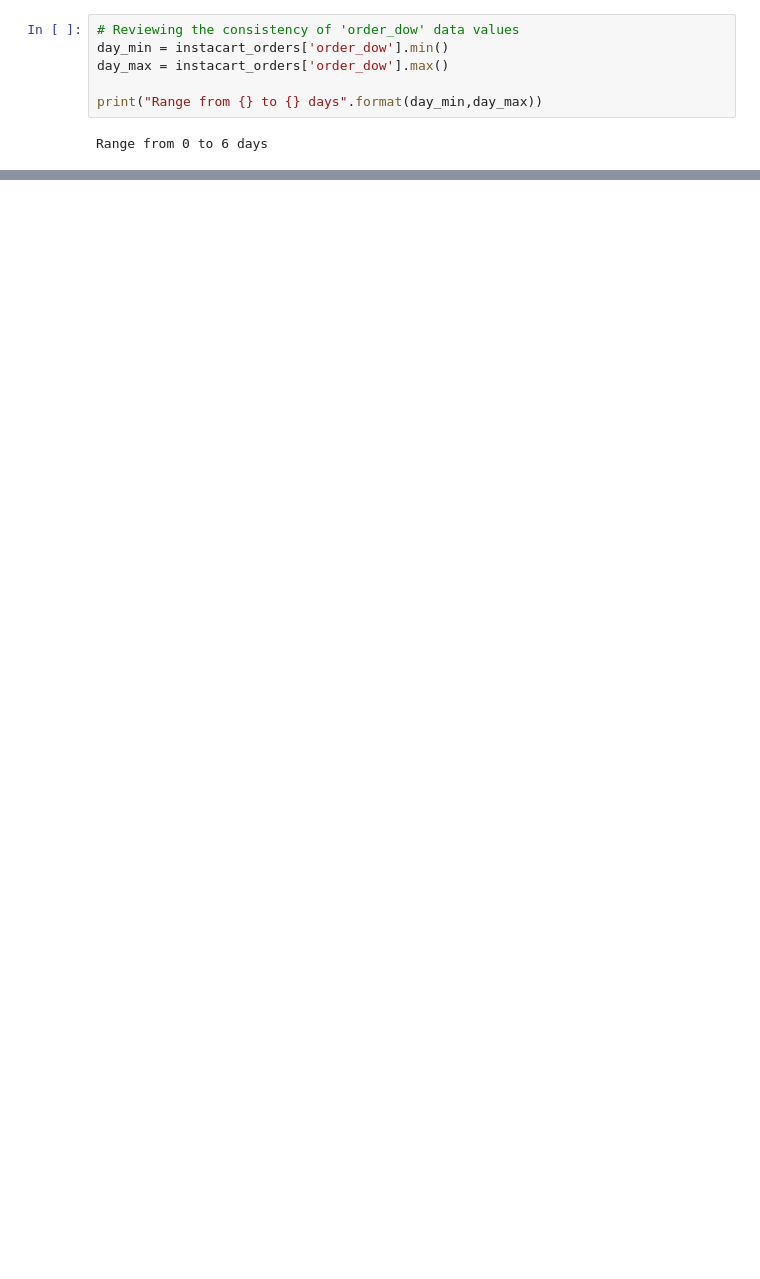
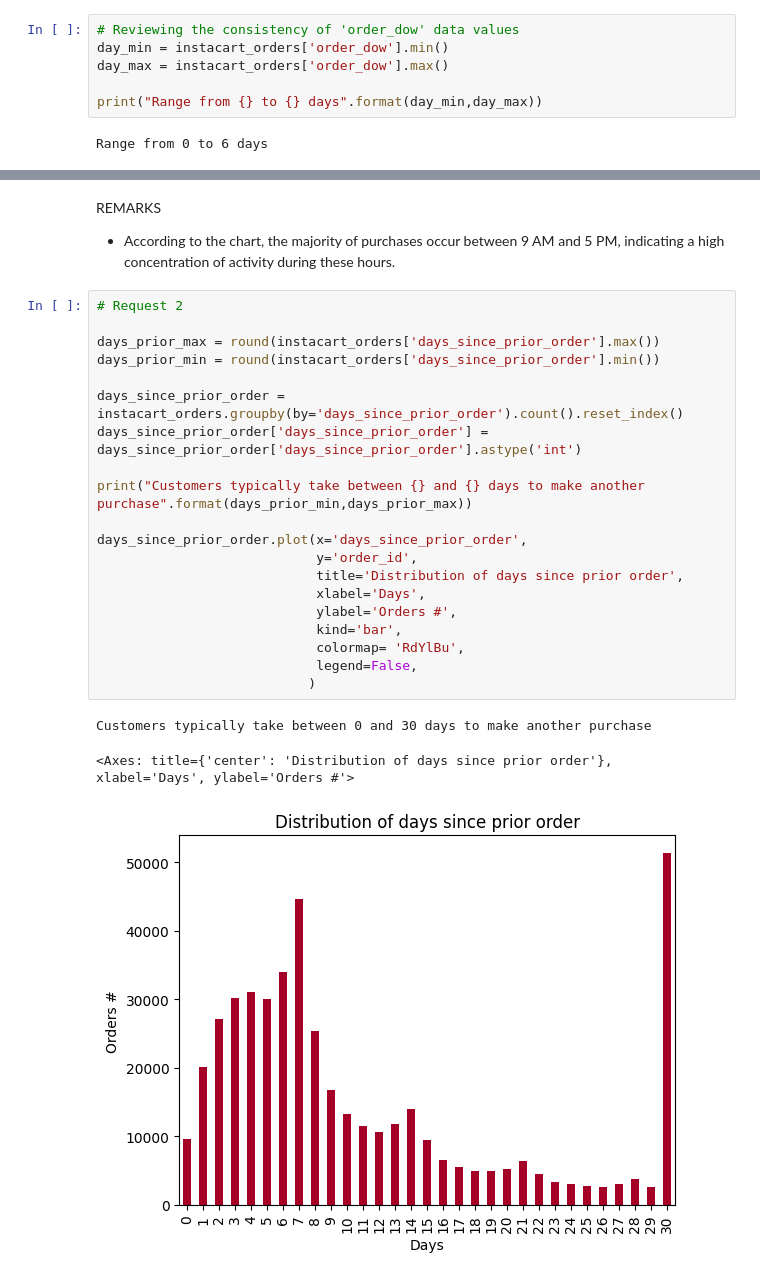
Before and after one commit to Calarioz/DA_InstaCart, a Jupyter notebook: jupyter.ipynb, the cells around one changed output, grey strips where cells are left out. Drawn from its saved outputs; the diff is of its cells as text; blank space fills up the shorter version.

```diff
--- a/jupyter.ipynb
+++ b/jupyter.ipynb
@@ -472,0 +506,28 @@ Range from 0 to 6 days
+# %% [markdown]
+REMARKS
+
+- According to the chart, the majority of purchases occur between 9 AM and 5 PM, indicating a high concentration of activity during these hours.
+# %%
+# Request 2
+
+days_prior_max = round(instacart_orders['days_since_prior_order'].max())
+days_prior_min = round(instacart_orders['days_since_prior_order'].min())
+
+days_since_prior_order = instacart_orders.groupby(by='days_since_prior_order').count().reset_index()
+days_since_prior_order['days_since_prior_order'] = days_since_prior_order['days_since_prior_order'].astype('int')
+
+print("Customers typically take between {} and {} days to make another purchase".format(days_prior_min,days_prior_max))
+
+days_since_prior_order.plot(x='days_since_prior_order',
+                            y='order_id',
+                            title='Distribution of days since prior order',
+                            xlabel='Days',
+                            ylabel='Orders #',
+                            kind='bar',
+                            colormap= 'RdYlBu',
+                            legend=False,
+                           )
+# %% [output]
+Customers typically take between 0 and 30 days to make another purchase
+<Axes: title={'center': 'Distribution of days since prior order'}, xlabel='Days', ylabel='Orders #'>
+[figure, added]
```
Also changed, not shown: parts of 8 cells of this notebook.
